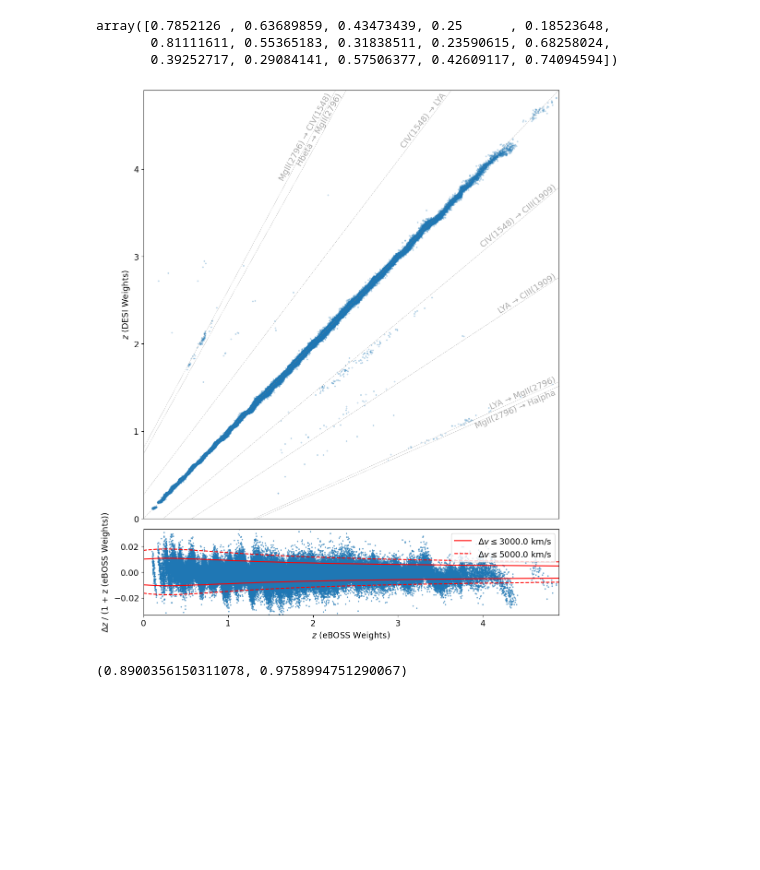
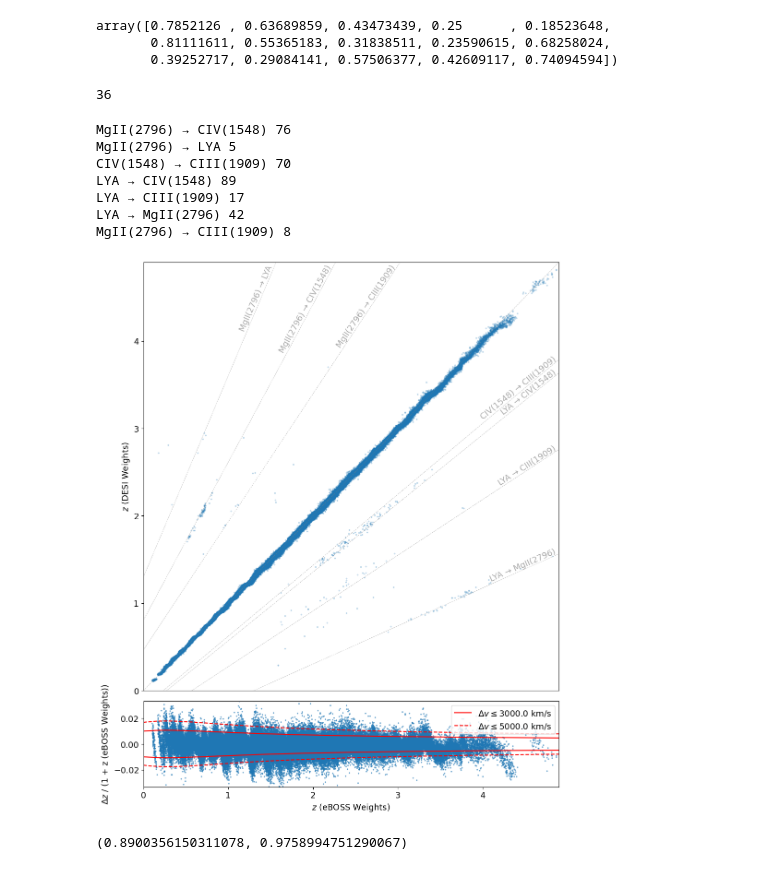
Before and after one commit to dylanagreen/quasarnet_paper_2025, a Jupyter notebook: 07-08-09-results_unlabeled.ipynb, the cells around one changed output. Cells and saved outputs as stored; diff of their text form; code cells hidden in the pictures; blank space fills up the shorter version.

Commit message:
Tweak redshift/redshift plot and print number of spectra in confusions.

```diff
--- a/07-08-09-results_unlabeled.ipynb
+++ b/07-08-09-results_unlabeled.ipynb
@@ -273,16 +273,12 @@ confusion_nums
 array([0.7852126 , 0.63689859, 0.43473439, 0.25      , 0.18523648,
        0.81111611, 0.55365183, 0.31838511, 0.23590615, 0.68258024,
        0.39252717, 0.29084141, 0.57506377, 0.42609117, 0.74094594])
+# %%
+slopes.size
+# %% [output]
+36
 # %%
 fig, ax = plt.subplots(2, 1, figsize=(10, 12), layout="constrained", height_ratios=[1, 0.2])
-# fig = plt.figure(figsize=(10, 10), layout="constrained")
-
-# plt.rcParams.update({
-#     "text.usetex": False,
-#     "font.family": "DejaVu Sans"
-# })
-
-# ax[0] = plt.subplot(5, 5, (6, 24))
 
 # only plot points that both networks thought are quasars
 both_qso = j["IS_QSO_NEW"] & j["IS_QSO_OLD"]
@@ -290,24 +286,21 @@ z_eboss = j["ZBEST_OLD"][both_qso]
 z_desi = j["ZBEST_NEW"][both_qso]
 z_lim = np.ceil(np.max(z_eboss) * 10) / 10
 
-
 ax[0].scatter(z_eboss, z_desi, s=3, alpha=0.2)
 ax[0].plot([0, z_lim], [0, z_lim], c="grey", alpha=0.5, ls="dashed", lw=0.65)
-ax[0].set(xlim=(0, z_lim), ylim=(0, z_lim), ylabel="$z$ (DESI Weights)")
 
 # Code for plotting the confusion lines
 x_1 = np.asarray([0,7])
 points = (np.abs(z_eboss - 1.8) <= 0.3) & (np.abs(z_desi - 1) <= 0.2)
 
-# TODO: What does this... do?
-# slope = np.dot(z_eboss, z_desi) / np.dot(z_eboss, z_eboss)
-# idx = np.argmin(np.abs(confusion_nums - slope))
-
 ylim = ax[0].get_ylim()
 # xlim = ax[0].get_xlim()
 x_p = np.asarray([0, z_lim])
 
-confusions = [3, 23, 2, 6, 8, 27, 19]
+# confusions = np.arange(slopes.size) # Plot all confusions
+confusions = [19, 18, 8, 1, 2, 3, 20]
+
+v_desi = v_z(z_desi)
 
 for idx in confusions:
     idx_2d = np.unravel_index(idx, shape=slopes.shape)
@@ -318,6 +311,11 @@ for idx in confusions:
     text_string = f"{line_and_wave[idx_2d[0]]} → {line_and_wave[idx_2d[1]]}"
     ax[0].plot(x_p, m * x_p + b, c="grey", alpha=0.5, ls="dashed", lw=0.65)
 
+    # Determining how many points are within 5e3 km/s of this confusion line
+    delta_v = 10e3
+    v_temp = v_z(m * z_eboss + b)
+    is_confusion = np.abs(v_desi - v_temp) <= delta_v
+    print(text_string, np.sum(is_confusion))
     # Below the 45 the right edge of the line is going to be at the xlimit
     # So use that for the x coord and calculate the y coord, then
     # offset it above the line
@@ -333,35 +331,42 @@ for idx in confusions:
 
     theta = np.rad2deg(np.arctan(m))
 
     ax[0].text(x_1, y_1, text_string, ha="right", va="center", rotation_mode="anchor", rotation=theta, c="darkgrey")
 
 # X and Y lims get reset by the line confusions to this resets it back
-ax[0].set(xlim=(0, z_lim), ylim=(0, z_lim))
+ax[0].set(xlim=(0, z_lim), ylim=(0, z_lim), ylabel="$z$ (DESI Weights)")
 ax[0].xaxis.set_visible(False)
 
 # Lower plot
 ax[1].scatter(z_eboss, (z_desi - z_eboss) / (1 + z_eboss), s=2, alpha=0.5)
 
 # Contours for velocity agreement in the lower plot
 # colors = ["r", "magenta"]
 styles = ["solid", "dashed"]
 for i, delta_v in enumerate([3e3, 5e3]):
     z_v_upper = z_v(v_z(z_p) + delta_v)
     z_v_lower = z_v(v_z(z_p) - delta_v)
     ax[1].plot(z_p, (z_v_upper - z_p)/(1 + z_p), ls=styles[i], label=f"$\Delta v \leq {delta_v}$ km/s", c="red")
     ax[1].plot(z_p, (z_v_lower - z_p)/(1 + z_p), ls=styles[i], c="red")
 
     right_edge = ((z_v_lower - z_p)/(1 + z_p))[-1]
     # ax[1].text(z_lim - 0.05, right_edge - 4e-3 * (i + 1), f"$\Delta_v \leq {delta_v}$ km/s", c=colors[i], ha="right", va="top")
 
 
 ax[1].set(xlim=(0, z_lim), ylim=(-10e3/c_light, 10e3/c_light), xlabel="$z$ (eBOSS Weights)", ylabel="$\Delta z$ / (1 + z (eBOSS Weights))")
 ax[1].legend(loc="upper right")
 # ax[1].text(z_lim - 0.05, -10e3 / c + 1e-3, f"$\Delta_v \leq {10e3}$ km/s", c="black", ha="right")
 
 plt.savefig("plots/redshift_diff.jpg", bbox_inches="tight", dpi=256)
 # %% [output]
+MgII(2796) → CIV(1548) 76
+MgII(2796) → LYA 5
+CIV(1548) → CIII(1909) 70
+LYA → CIV(1548) 89
+LYA → CIII(1909) 17
+LYA → MgII(2796) 42
+MgII(2796) → CIII(1909) 8
-[figure, old version]
+[figure, new version]
 # %%
 v_eboss = v_z(z_eboss)
 v_desi = v_z(z_desi)
```
Also changed, not shown: parts of 2 cells of this notebook.
